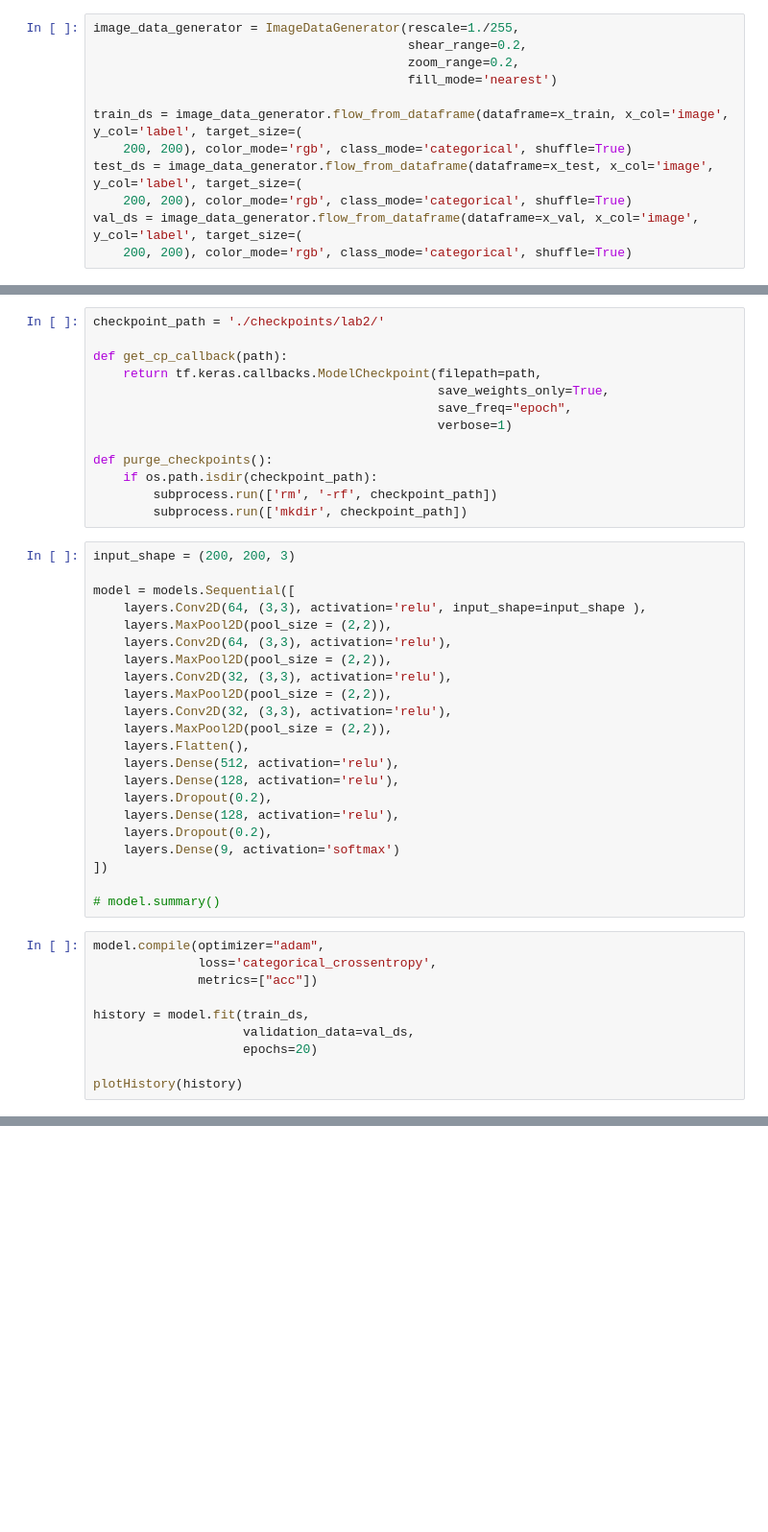
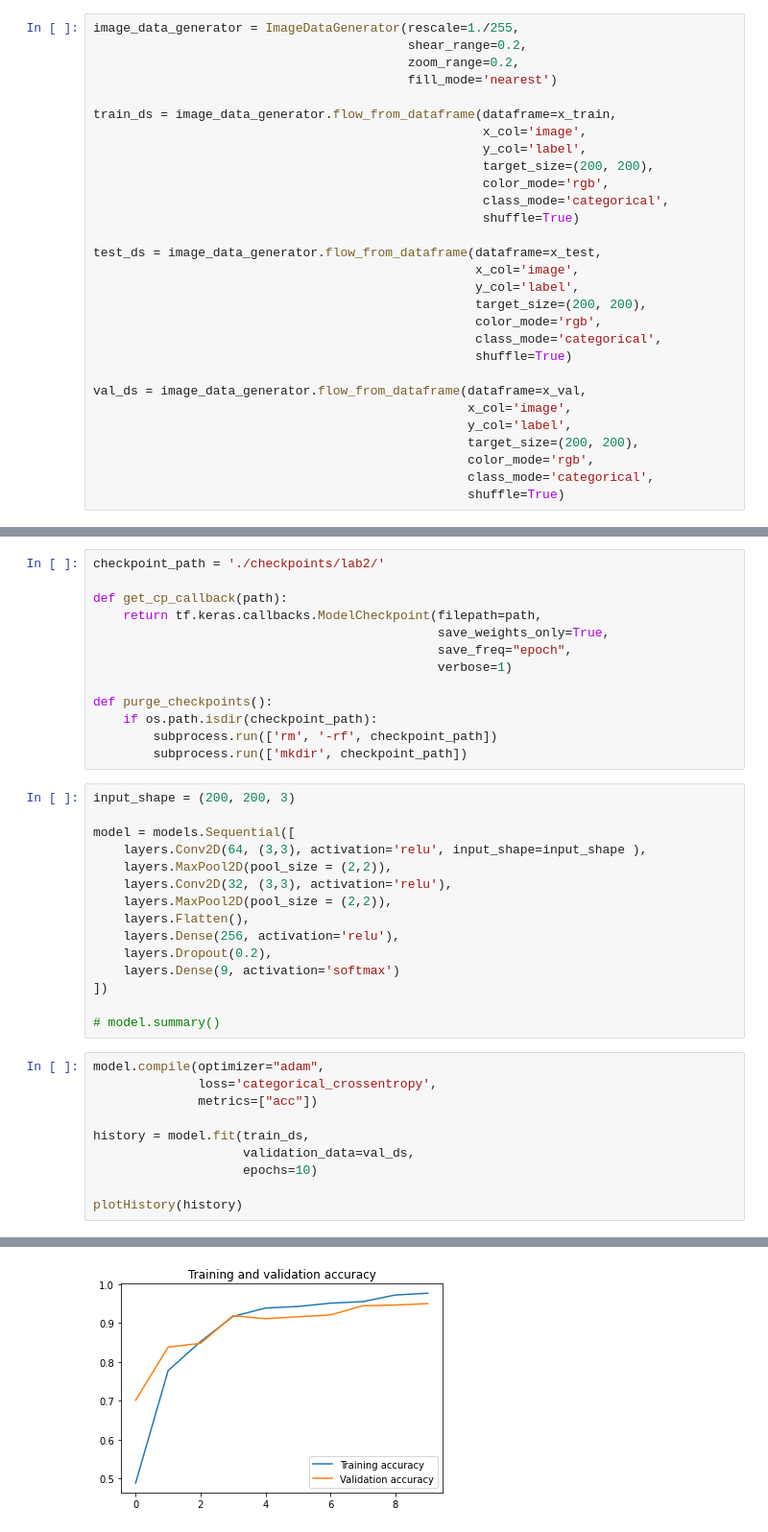
Before and after one commit to pacifi5t/neural-networks, a Jupyter notebook: lab2.ipynb, the cells around one changed output, grey strips where cells are left out. Shown: that part at 96% size. Cells and saved outputs as stored; diff of their text form; blank space fills up the shorter version.

Commit message:
Trained model

```diff
--- a/lab2.ipynb
+++ b/lab2.ipynb
@@ -54,9 +97,26 @@ image_data_generator = ImageDataGenerator(rescale=1./255,
                                           zoom_range=0.2,
                                           fill_mode='nearest')
 
-train_ds = image_data_generator.flow_from_dataframe(dataframe=x_train, x_col='image', y_col='label', target_size=(
-    200, 200), color_mode='rgb', class_mode='categorical', shuffle=True)
-test_ds = image_data_generator.flow_from_dataframe(dataframe=x_test, x_col='image', y_col='label', target_size=(
-    200, 200), color_mode='rgb', class_mode='categorical', shuffle=True)
-val_ds = image_data_generator.flow_from_dataframe(dataframe=x_val, x_col='image', y_col='label', target_size=(
-    200, 200), color_mode='rgb', class_mode='categorical', shuffle=True)
+train_ds = image_data_generator.flow_from_dataframe(dataframe=x_train,
+                                                    x_col='image',
+                                                    y_col='label',
+                                                    target_size=(200, 200),
+                                                    color_mode='rgb',
+                                                    class_mode='categorical',
+                                                    shuffle=True)
+
+test_ds = image_data_generator.flow_from_dataframe(dataframe=x_test,
+                                                   x_col='image',
+                                                   y_col='label',
+                                                   target_size=(200, 200),
+                                                   color_mode='rgb',
+                                                   class_mode='categorical',
+                                                   shuffle=True)
+
+val_ds = image_data_generator.flow_from_dataframe(dataframe=x_val,
+                                                  x_col='image',
+                                                  y_col='label',
+                                                  target_size=(200, 200),
+                                                  color_mode='rgb',
+                                                  class_mode='categorical',
+                                                  shuffle=True)
@@ -97,17 +161,10 @@ input_shape = (200, 200, 3)
 model = models.Sequential([
     layers.Conv2D(64, (3,3), activation='relu', input_shape=input_shape ),
     layers.MaxPool2D(pool_size = (2,2)),
-    layers.Conv2D(64, (3,3), activation='relu'),
-    layers.MaxPool2D(pool_size = (2,2)),
-    layers.Conv2D(32, (3,3), activation='relu'),
-    layers.MaxPool2D(pool_size = (2,2)),
     layers.Conv2D(32, (3,3), activation='relu'),
     layers.MaxPool2D(pool_size = (2,2)),
     layers.Flatten(),
-    layers.Dense(512, activation='relu'),
-    layers.Dense(128, activation='relu'),
-    layers.Dropout(0.2),
-    layers.Dense(128, activation='relu'),
+    layers.Dense(256, activation='relu'),
     layers.Dropout(0.2),
     layers.Dense(9, activation='softmax')
 ])
@@ -120,6 +177,7 @@ model.compile(optimizer="adam",
 
 history = model.fit(train_ds,
                     validation_data=val_ds,
-                    epochs=20)
+                    epochs=10)
 
 plotHistory(history)
+# %% [output]
@@ -125,0 +204 @@ plotHistory(history)
+[figure, added]
```
Also changed, not shown: parts of 8 cells of this notebook.
